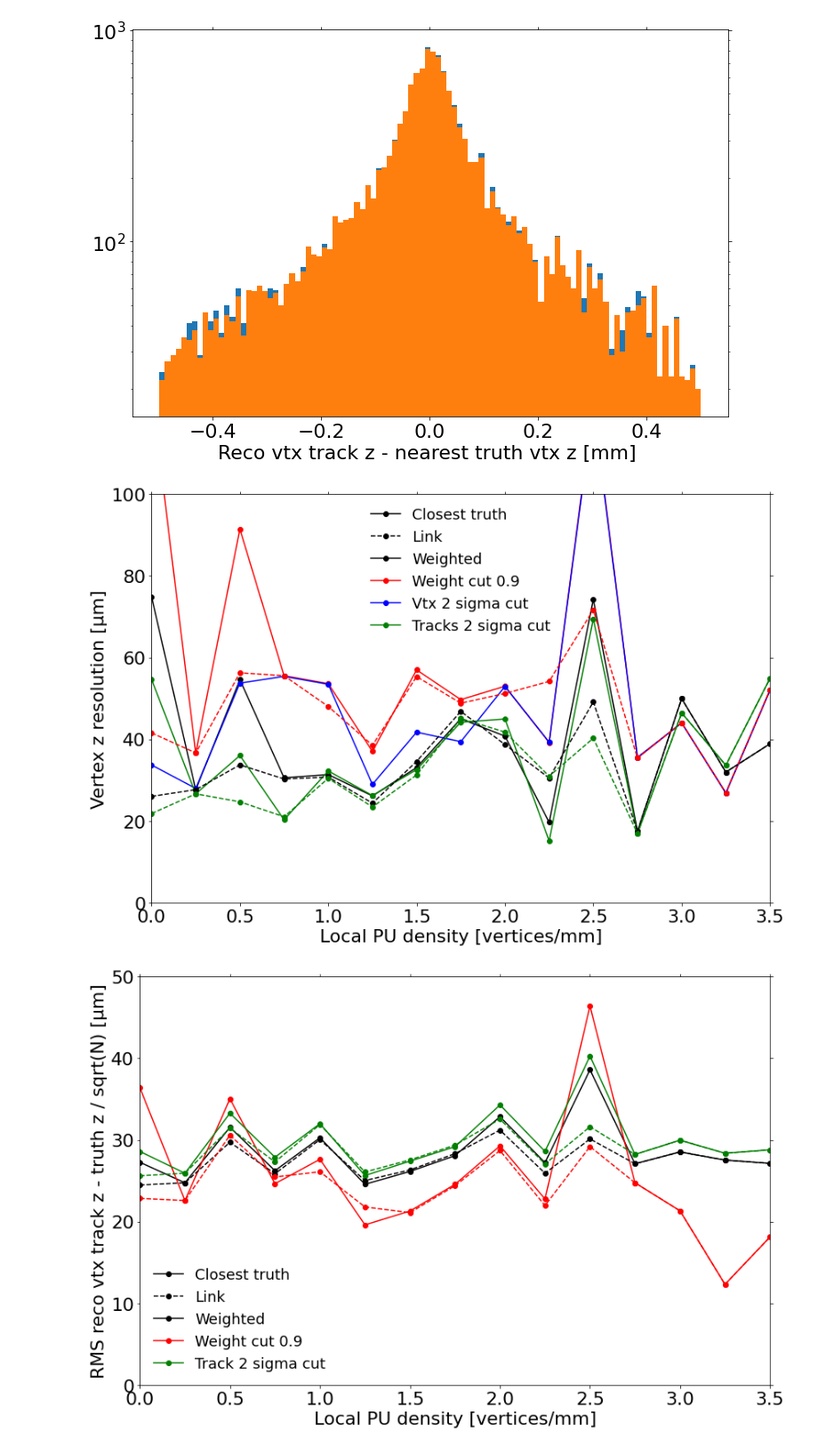
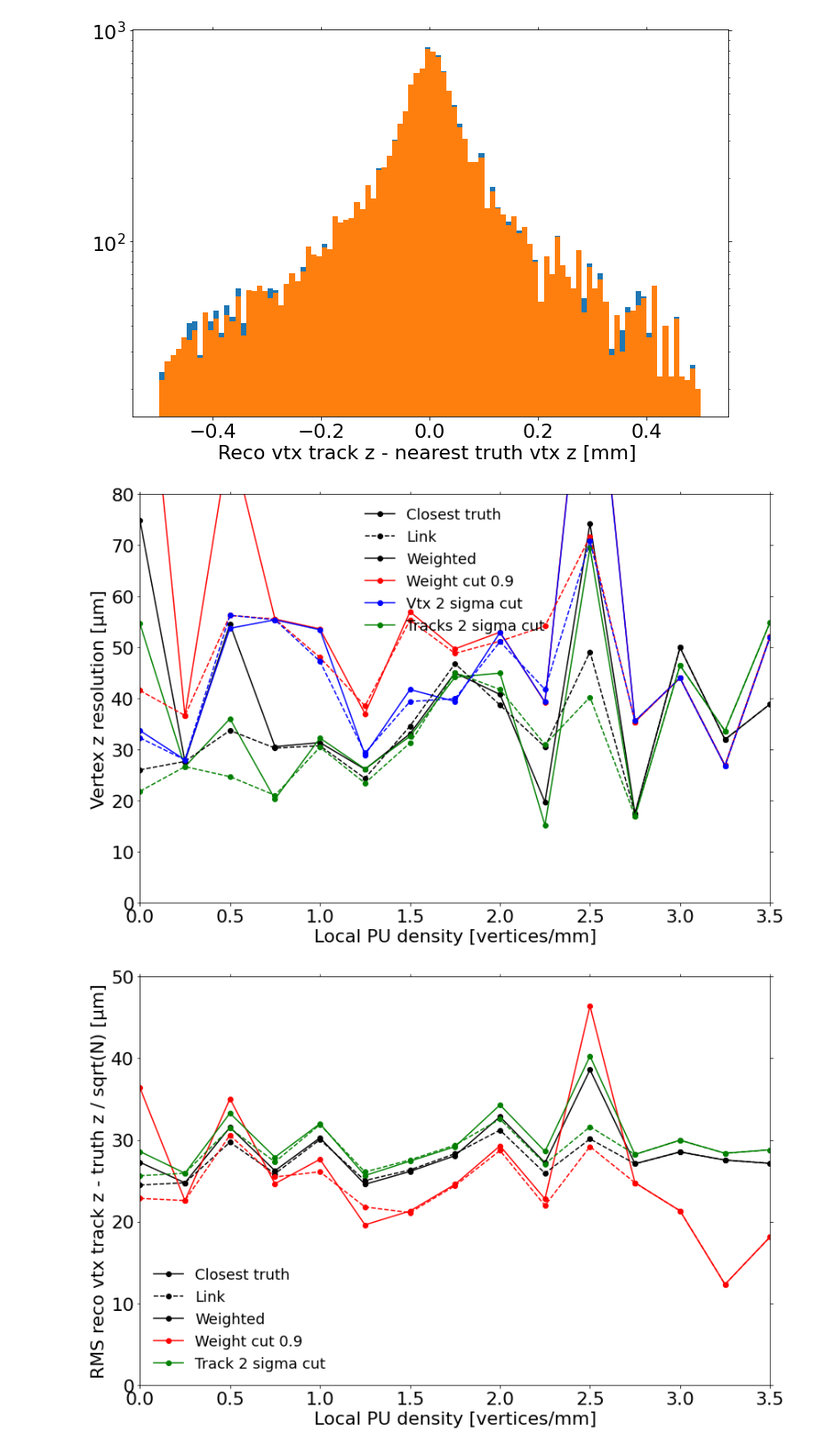
Before and after one commit to ttlindkvist/4DTracking, a Jupyter notebook: pileup_z.ipynb, the cells around one changed output. Shown at 89% size. Drawn from its saved outputs; the diff is of its cells as text; code cells hidden in the pictures.

```diff
--- a/pileup_z.ipynb
+++ b/pileup_z.ipynb
@@ -14,15 +14,15 @@ from matplotlib.ticker import (MultipleLocator, FormatStrFormatter,
 import matplotlib as mpl
 plt.rcParams["figure.figsize"] = (12, 8)
 # %%
-def computeLocalPUDensity(all_events_vertex_zs, delta_z):
+def computeLocalPUDensity(all_events_vertex_xs, delta_x):
     localPUdensity = []
-    for vertex_zs in all_events_vertex_zs:
-        localPUdensity.append((np.sum(np.abs(vertex_zs[0]-vertex_zs[1:]) < delta_z))/(2*delta_z))
+    for vertex_xs in all_events_vertex_xs:
+        localPUdensity.append((np.sum(np.abs(vertex_xs[0]-vertex_xs[1:]) < delta_x))/(2*delta_x))
     return localPUdensity
-def computeAvgPUDensity(all_events_vertex_zs, mu=200, sigma_z=50):
+def computeAvgPUDensity(all_events_vertex_xs, mu=200, sigma_x=50):
     avgPUdensity = []
-    for vertex_zs in all_events_vertex_zs:
-        avgPUdensity.append(mu/(sigma_z*np.sqrt(2*np.pi)) * np.exp(-0.5*vertex_zs[0]**2/sigma_z**2))
+    for vertex_xs in all_events_vertex_xs:
+        avgPUdensity.append(mu/(sigma_x*np.sqrt(2*np.pi)) * np.exp(-0.5*vertex_xs[0]**2/sigma_x**2))
     return avgPUdensity
 # %%
 # files = ['ntuples_condor/OutDir_{}/hist-Rel21sample.root'.format(i) for i in range(1, 10)]
@@ -506,26 +702,28 @@ Text(0.5, 0, 'Reco vtx track z - nearest truth vtx z [mm] ')
 # %%
 plt.plot([], [], 'ko-', label='Closest truth')
 plt.plot([], [], 'ko--', label='Link')
-plt.plot(truth_bin_edges, 1e3*np.array(ct_vtx_weighted_z_res), 'ko-', label='Weighted')
-plt.plot(truth_bin_edges, 1e3*np.array(ct_vtx_weight_cut_z_res), 'ro-', label='Weight cut {}'.format(0.9))
-plt.plot(truth_bin_edges, 1e3*np.array(ct_vtx_sigma_cut_weighted_z_res), 'bo-', label='Vtx {} sigma cut'.format(2))
-plt.plot(truth_bin_edges, 1e3*np.array(ct_vtx_weighted_z_res_tracks_sigma_cut), 'go-', label='Tracks {} sigma cut'.format(2))
 
-plt.plot(truth_bin_edges, 1e3*np.array(link_vtx_weighted_z_res), 'ko--')
-plt.plot(truth_bin_edges, 1e3*np.array(link_vtx_weight_cut_z_res), 'ro--')
-plt.plot(truth_bin_edges, 1e3*np.array(link_vtx_weighted_z_res_tracks_sigma_cut), 'go--')
+plt.plot(zLPU_truth_bin_edges, 1e3*np.array(ct_zLPU_vtx_weighted_z_res), 'ko-', label='Weighted')
+plt.plot(zLPU_truth_bin_edges, 1e3*np.array(ct_zLPU_vtx_weight_cut_z_res), 'ro-', label='Weight cut {}'.format(0.9))
+plt.plot(zLPU_truth_bin_edges, 1e3*np.array(ct_zLPU_vtx_sigma_cut_weighted_z_res), 'bo-', label='Vtx {} sigma cut'.format(2))
+plt.plot(zLPU_truth_bin_edges, 1e3*np.array(ct_zLPU_vtx_weighted_z_res_tracks_sigma_cut), 'go-', label='Tracks {} sigma cut'.format(2))
+
+plt.plot(zLPU_truth_bin_edges, 1e3*np.array(link_zLPU_vtx_weighted_z_res), 'ko--')
+plt.plot(zLPU_truth_bin_edges, 1e3*np.array(link_zLPU_vtx_weight_cut_z_res), 'ro--')
+plt.plot(zLPU_truth_bin_edges, 1e3*np.array(link_zLPU_vtx_sigma_cut_weighted_z_res), 'bo--')
+plt.plot(zLPU_truth_bin_edges, 1e3*np.array(link_zLPU_vtx_weighted_z_res_tracks_sigma_cut), 'go--')
 
 
 
 plt.xlim(0, 3.5)
-plt.ylim(0, 100)
+plt.ylim(0, 80)
 
 plt.xlabel('Local PU density [vertices/mm]')
 plt.ylabel('Vertex z resolution [µm]')
 plt.legend(frameon=False)
 plt.tight_layout()
 # %% [output]
-[figure, old version]
+[figure, new version]
 # %%
 plt.plot([], [], 'ko-', label='Closest truth')
 plt.plot([], [], 'ko--', label='Link')
```
Also changed, not shown: parts of 13 cells of this notebook.
